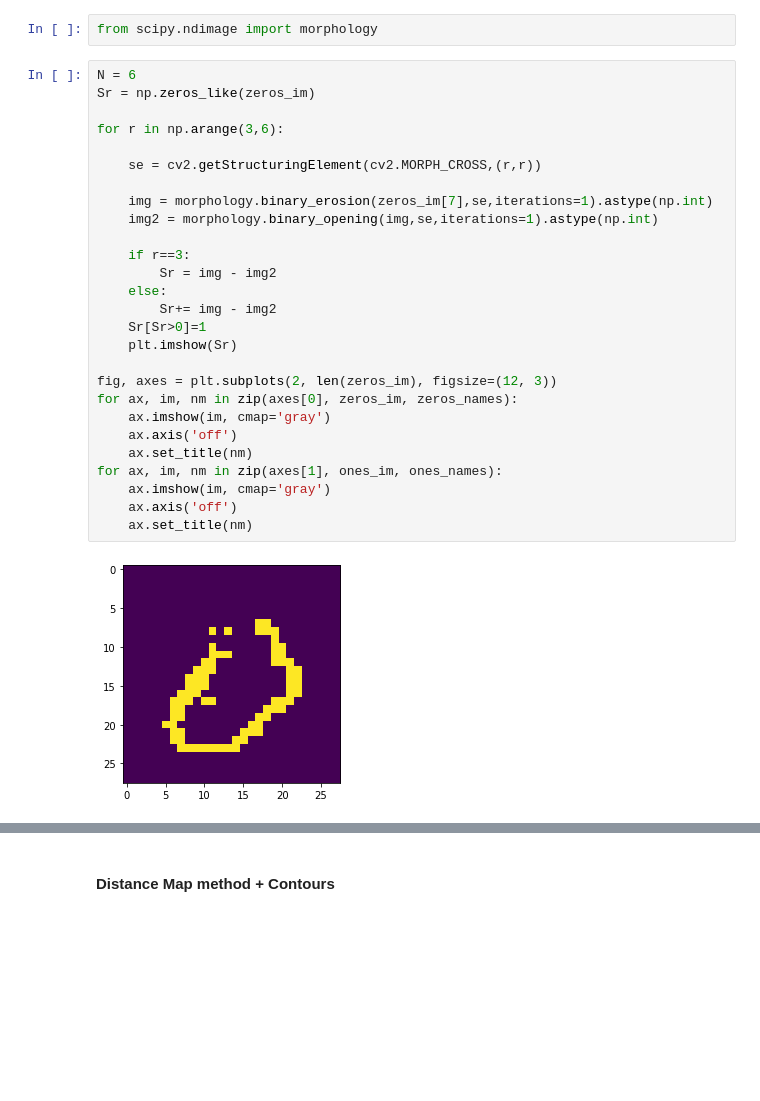
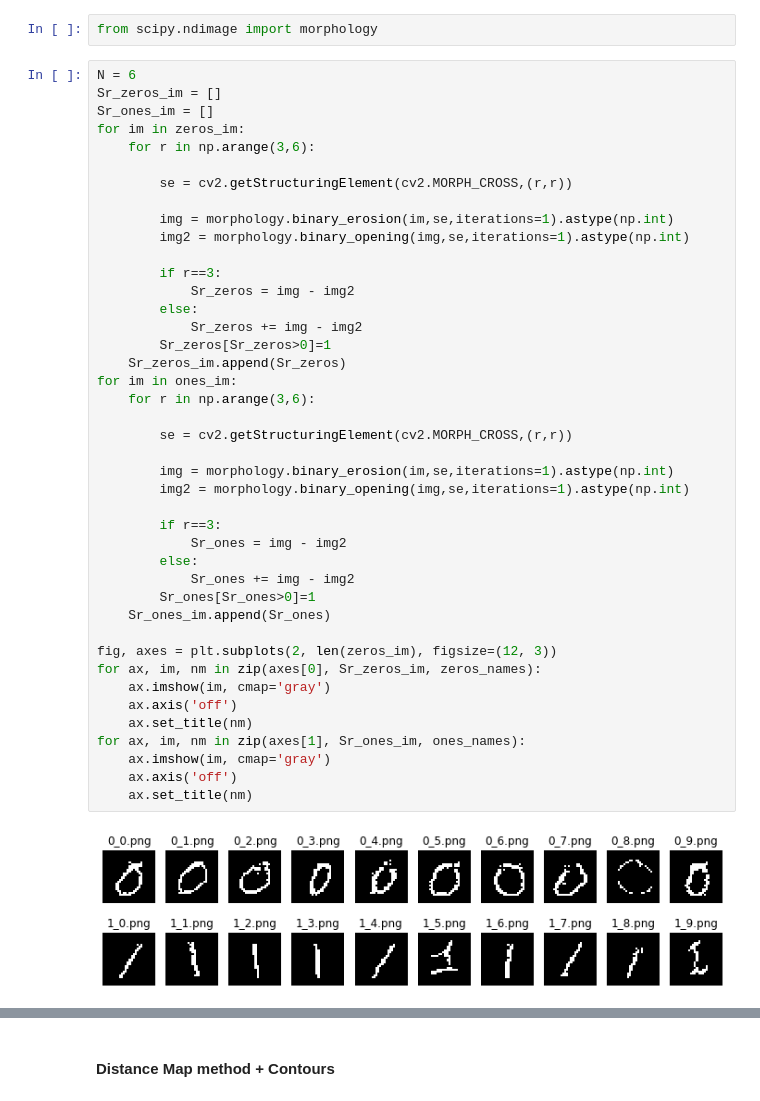
Before and after one commit to Jiang15/Image_analysis_and_pattern-recognition, a Jupyter notebook: Lab 2/lab_02_object_description.ipynb, the cells around one changed output, grey strips where cells are left out. Saved outputs shown, nothing was run; the diff lists cells and outputs as text; blank space fills up the shorter version.

```diff
--- a/Lab 2/lab_02_object_description.ipynb
+++ b/Lab 2/lab_02_object_description.ipynb
@@ -504,30 +504,45 @@ Morphological Skeleton
 from scipy.ndimage import morphology
 # %%
 N = 6
-Sr = np.zeros_like(zeros_im)
+Sr_zeros_im = []
+Sr_ones_im = []
+for im in zeros_im:
+    for r in np.arange(3,6):
 
-for r in np.arange(3,6):
+        se = cv2.getStructuringElement(cv2.MORPH_CROSS,(r,r))
 
-    se = cv2.getStructuringElement(cv2.MORPH_CROSS,(r,r))
+        img = morphology.binary_erosion(im,se,iterations=1).astype(np.int)
+        img2 = morphology.binary_opening(img,se,iterations=1).astype(np.int)
 
-    img = morphology.binary_erosion(zeros_im[7],se,iterations=1).astype(np.int)
-    img2 = morphology.binary_opening(img,se,iterations=1).astype(np.int)
+        if r==3:
+            Sr_zeros = img - img2
+        else:
+            Sr_zeros += img - img2
+        Sr_zeros[Sr_zeros>0]=1
+    Sr_zeros_im.append(Sr_zeros)
+for im in ones_im:
+    for r in np.arange(3,6):
 
-    if r==3:
-        Sr = img - img2
-    else:
-        Sr+= img - img2
-    Sr[Sr>0]=1
-    plt.imshow(Sr)
+        se = cv2.getStructuringElement(cv2.MORPH_CROSS,(r,r))
+
+        img = morphology.binary_erosion(im,se,iterations=1).astype(np.int)
+        img2 = morphology.binary_opening(img,se,iterations=1).astype(np.int)
+
+        if r==3:
+            Sr_ones = img - img2
+        else:
+            Sr_ones += img - img2
+        Sr_ones[Sr_ones>0]=1
+    Sr_ones_im.append(Sr_ones)
 
 fig, axes = plt.subplots(2, len(zeros_im), figsize=(12, 3))
-for ax, im, nm in zip(axes[0], zeros_im, zeros_names):
+for ax, im, nm in zip(axes[0], Sr_zeros_im, zeros_names):
     ax.imshow(im, cmap='gray')
     ax.axis('off')
     ax.set_title(nm)
-for ax, im, nm in zip(axes[1], ones_im, ones_names):
+for ax, im, nm in zip(axes[1], Sr_ones_im, ones_names):
     ax.imshow(im, cmap='gray')
     ax.axis('off')
     ax.set_title(nm)
 # %% [output]
-[figure, old version]
+[figure, new version]
```
Also changed, not shown: parts of 5 cells of this notebook.
